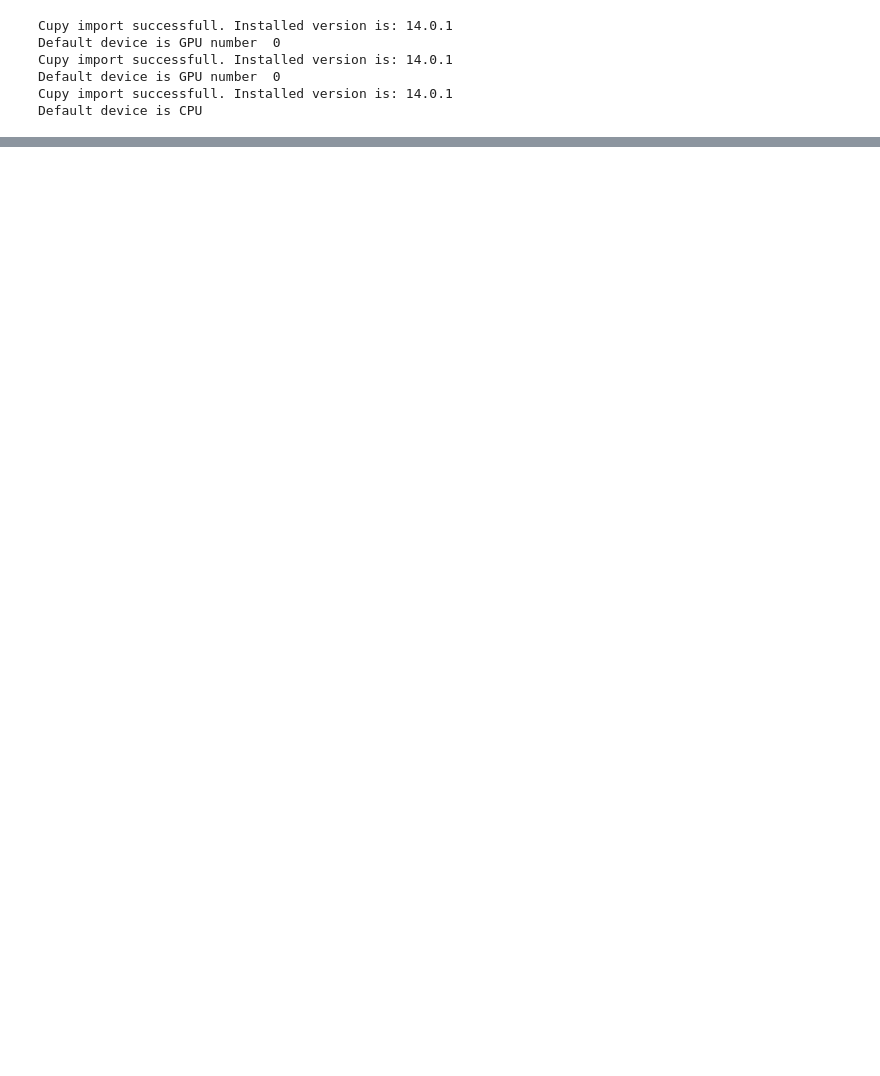
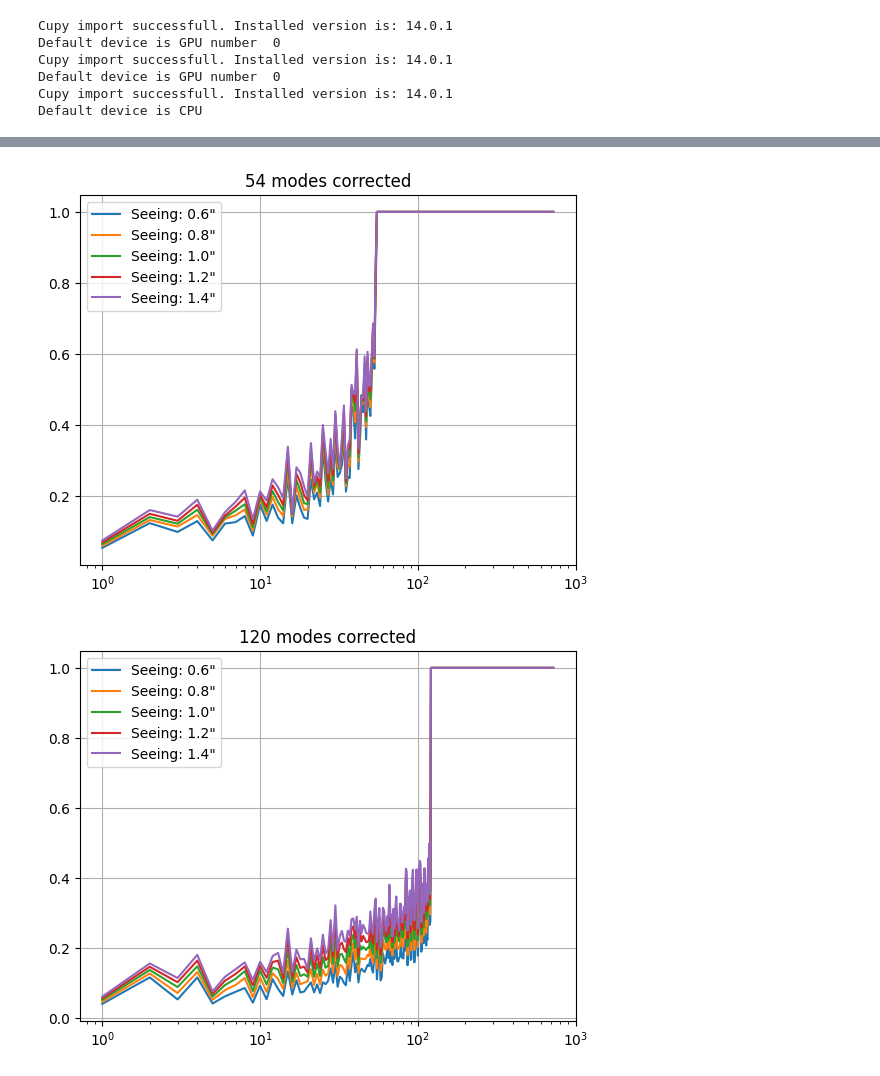
Before and after one commit to ArcetriAdaptiveOptics/SPECULA, a Jupyter notebook: config/SensorFusion/plots.ipynb, the cells around one changed output, grey strips where cells are left out. Drawn from its saved outputs; the diff is of its cells as text; code cells hidden in the pictures; blank space fills up the shorter version.

```diff
--- a/config/SensorFusion/plots.ipynb
+++ b/config/SensorFusion/plots.ipynb
@@ -107,0 +56,23 @@ plot_output_data(root_dir=root_dir,calib_dir=calib_dir)
+# %%
+seeings = np.array([0.6,0.8,1.0,1.2,1.4])
+modes = np.array([54,120,660])
+
+cv = np.zeros([len(seeings),len(modes),720])
+
+for i,seeing in enumerate(seeings):
+    for j,N in enumerate(modes):
+        cv[i,j,:] = fits.getdata(f'/raid1/mmenessini/calibration/SOUL/data/s{seeing:1.1f}_{N:1.0f}modes_corrvec.fits')
+
+x = np.arange(720)+1
+
+for j,N in enumerate(modes):
+    plt.figure()
+    for i,seeing in enumerate(seeings):
+        plt.plot(x,1-cv[i,j,:],label=f'Seeing: {seeing:1.1f}"')
+    plt.xscale('log')
+    plt.legend()
+    plt.title(f'{N:1.0f} modes corrected')
+    plt.grid()
+# %% [output]
+[figure, added]
+[figure, added]
```
Also changed, not shown: parts of 8 cells of this notebook, 5 other files.
